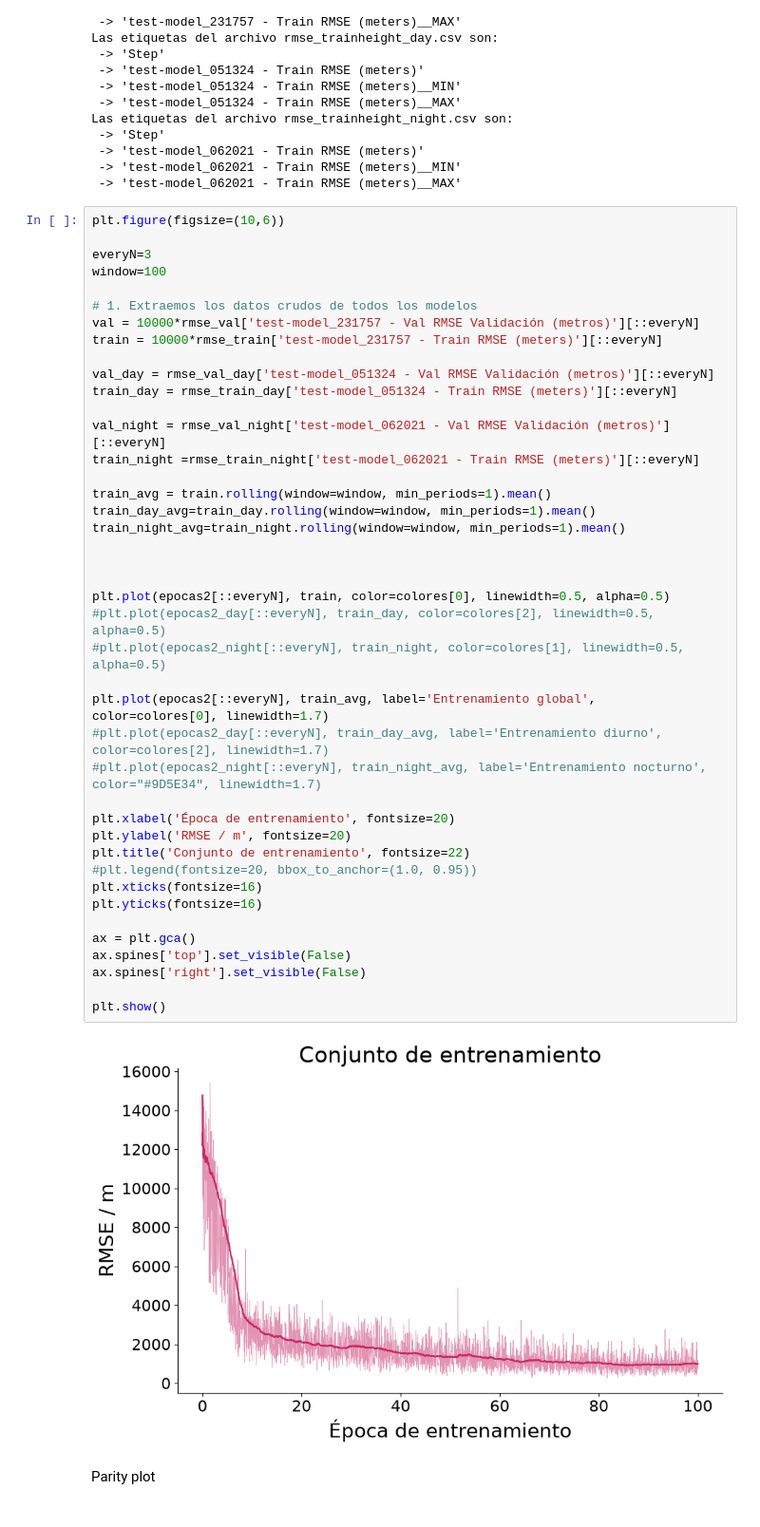
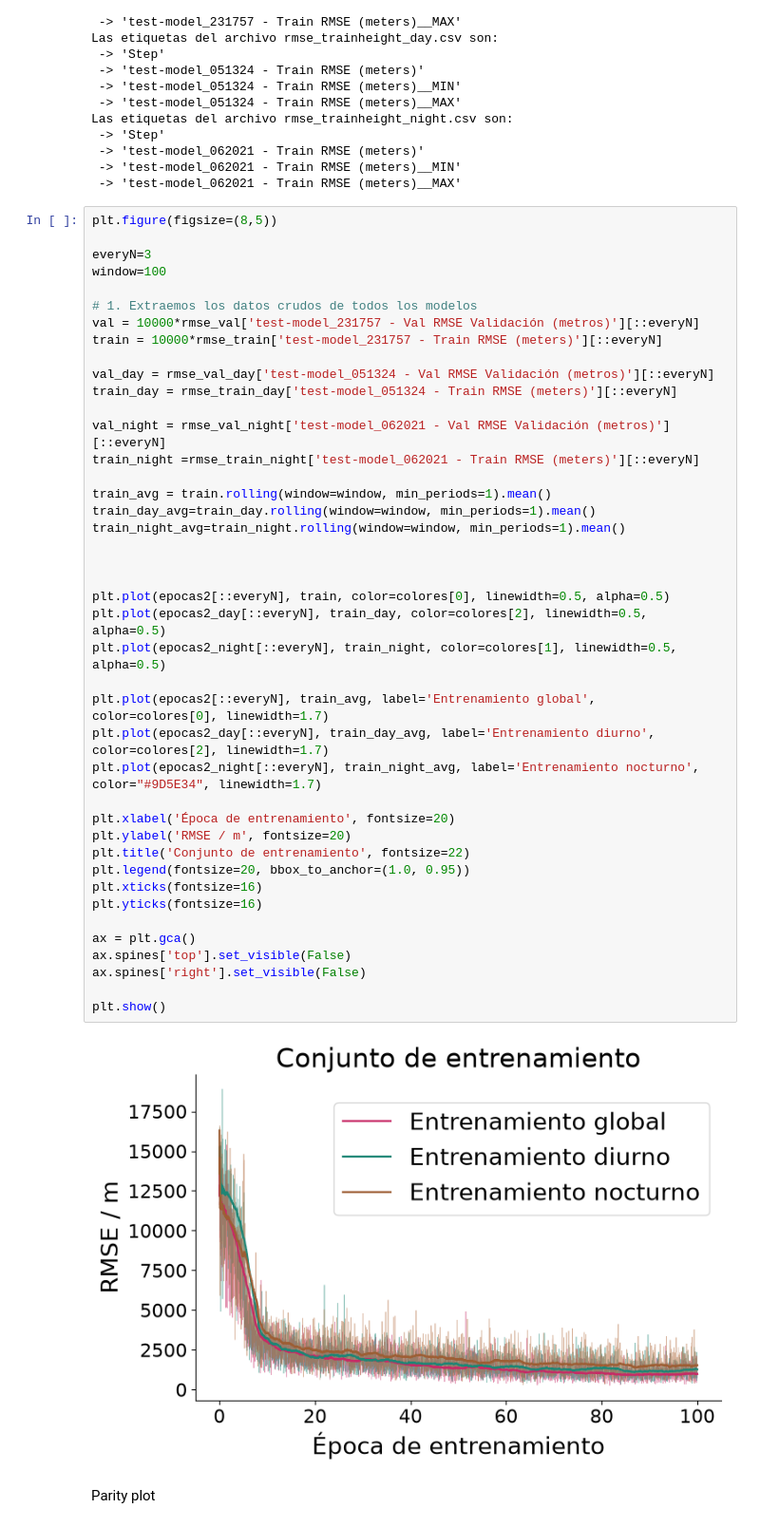
Before and after one commit to veraperez23/CloudBaseHeight, a Jupyter notebook: graphs_results/apartado2/apartado2.ipynb, the cells around one changed output. Shown at 95% size. Saved outputs shown, nothing was run; the diff lists cells and outputs as text.

Commit message:
New graphs

```diff
--- a/graphs_results/apartado2/apartado2.ipynb
+++ b/graphs_results/apartado2/apartado2.ipynb
@@ -159,7 +159,7 @@ Las etiquetas del archivo rmse_trainheight_night.csv son:
  -> 'test-model_062021 - Train RMSE (meters)__MIN'
  -> 'test-model_062021 - Train RMSE (meters)__MAX'
 # %%
-plt.figure(figsize=(10,6))
+plt.figure(figsize=(8,5))
 
 everyN=3
 window=100
@@ -169,39 +169,39 @@ val = 10000*rmse_val['test-model_231757 - Val RMSE Validación (metros)'][::ever
 train = 10000*rmse_train['test-model_231757 - Train RMSE (meters)'][::everyN]
 
 val_day = rmse_val_day['test-model_051324 - Val RMSE Validación (metros)'][::everyN]
 train_day = rmse_train_day['test-model_051324 - Train RMSE (meters)'][::everyN]
 
 val_night = rmse_val_night['test-model_062021 - Val RMSE Validación (metros)'][::everyN]
 train_night =rmse_train_night['test-model_062021 - Train RMSE (meters)'][::everyN]
 
 train_avg = train.rolling(window=window, min_periods=1).mean()
 train_day_avg=train_day.rolling(window=window, min_periods=1).mean()
 train_night_avg=train_night.rolling(window=window, min_periods=1).mean()
 
 
 
 plt.plot(epocas2[::everyN], train, color=colores[0], linewidth=0.5, alpha=0.5)
-#plt.plot(epocas2_day[::everyN], train_day, color=colores[2], linewidth=0.5, alpha=0.5)
-#plt.plot(epocas2_night[::everyN], train_night, color=colores[1], linewidth=0.5, alpha=0.5)
+plt.plot(epocas2_day[::everyN], train_day, color=colores[2], linewidth=0.5, alpha=0.5)
+plt.plot(epocas2_night[::everyN], train_night, color=colores[1], linewidth=0.5, alpha=0.5)
 
 plt.plot(epocas2[::everyN], train_avg, label='Entrenamiento global', color=colores[0], linewidth=1.7)
-#plt.plot(epocas2_day[::everyN], train_day_avg, label='Entrenamiento diurno', color=colores[2], linewidth=1.7)
-#plt.plot(epocas2_night[::everyN], train_night_avg, label='Entrenamiento nocturno', color="#9D5E34", linewidth=1.7)
+plt.plot(epocas2_day[::everyN], train_day_avg, label='Entrenamiento diurno', color=colores[2], linewidth=1.7)
+plt.plot(epocas2_night[::everyN], train_night_avg, label='Entrenamiento nocturno', color="#9D5E34", linewidth=1.7)
 
 plt.xlabel('Época de entrenamiento', fontsize=20)
 plt.ylabel('RMSE / m', fontsize=20)
 plt.title('Conjunto de entrenamiento', fontsize=22)
-#plt.legend(fontsize=20, bbox_to_anchor=(1.0, 0.95))
+plt.legend(fontsize=20, bbox_to_anchor=(1.0, 0.95))
 plt.xticks(fontsize=16)
 plt.yticks(fontsize=16)
 
 ax = plt.gca()
 ax.spines['top'].set_visible(False)
 ax.spines['right'].set_visible(False)
 
 plt.show()
 # %% [output]
-[figure, old version]
+[figure, new version]
 # %% [markdown]
 Parity plot
 # %%
```
Also changed, not shown: parts of 2 cells of this notebook, 2 other files.
